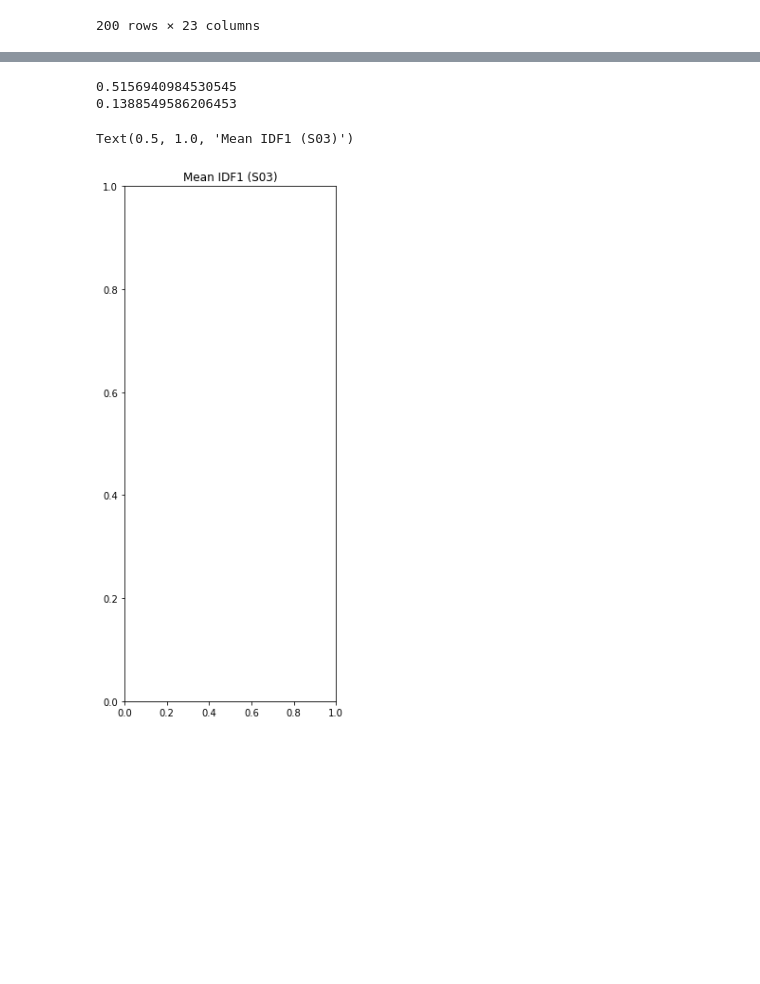
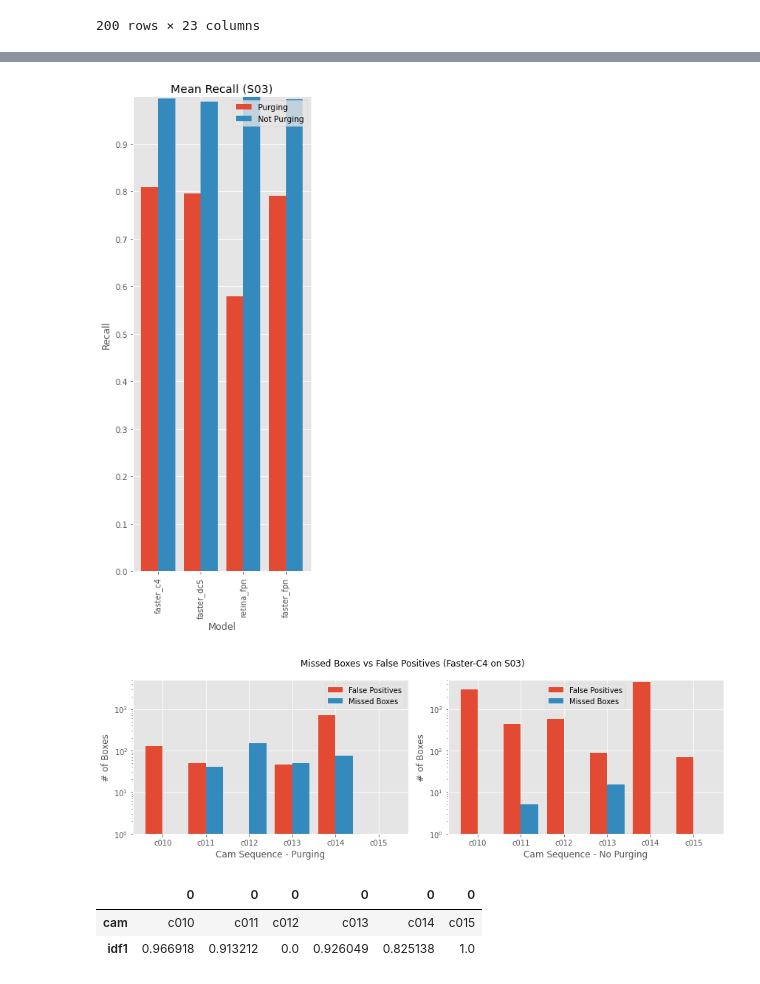
Before and after one commit to mcv-m6-video/mcv-m6-2022-team1, a Jupyter notebook: w4/plot_results.ipynb, the cells around one changed output, grey strips where cells are left out. Saved outputs shown, nothing was run; the diff lists cells and outputs as text; code cells hidden in the pictures; blank space fills up the shorter version.

```diff
--- a/w4/plot_results.ipynb
+++ b/w4/plot_results.ipynb
@@ -103,12 +174,69 @@ print(test_s03[np.logical_and(test_s03["model"] == "faster_c4", test_s03["purge"
+# %%
+plotx = np.arange(len(models))
+
+plt.figure(figsize=(4, 10))
+plt.style.use("ggplot")
+
+plt.title("Mean Recall (S03)")
+plt.xlabel("Model")
+plt.ylabel("Recall")
+plt.xticks(ticks=plotx, labels=models, rotation=90)
+plt.yticks(ticks=np.arange(0.0, 1.0, 0.1))
+plt.ylim((0.0, 1.0))
+
+plt.bar(x=plotx - 0.2, height=purging, width=0.4, label="Purging")
+plt.bar(x=plotx + 0.2, height=not_purging, width=0.4, label="Not Purging")
+plt.legend()
+plt.tight_layout()
+plt.savefig("./plots/t2_meanrec03.png")
+plt.show()
+plt.close()
+# %% [output]
+[figure, added]
 # %%
-print(test_s03[np.logical_and(test_s03["model"] == "retina_fpn", test_s03["purge"] == True)]["idf1"].mean())
-print(test_s03[np.logical_and(test_s03["model"] == "retina_fpn", test_s03["purge"] == False)]["idf1"].mean())
+no_purge = test_s03[np.logical_and(test_s03["model"] == "faster_c4", test_s03["purge"] == False)].sort_values("cam")
+purge = test_s03[np.logical_and(test_s03["model"] == "faster_c4", test_s03["purge"] == True)].sort_values("cam")
-# %% [output]
-0.5156940984530545
-0.1388549586206453
-# %%
-plt.figure(figsize=(4, 10))
-plt.title("Mean IDF1 (S03)")
-# %% [output]
-Text(0.5, 1.0, 'Mean IDF1 (S03)')
-[figure, removed]
+# %%
+plotx = np.arange(len(purge["cam"]))
+
+plt.figure(figsize=(12, 4))
+plt.style.use("ggplot")
+
+plt.suptitle("Missed Boxes vs False Positives (Faster-C4 on S03)")
+
+plt.subplot(1, 2, 1)
+
+plt.xlabel("Cam Sequence - Purging")
+plt.ylabel("# of Boxes")
+plt.xticks(ticks=plotx, labels=purge["cam"])
+plt.bar(x=plotx - 0.2, height=purge["num_false_positives"], width=0.4, label="False Positives")
+plt.bar(x=plotx + 0.2, height=purge["num_misses"], width=0.4, label="Missed Boxes")
+plt.yscale("log")
+plt.ylim((1, 5000))
+plt.legend()
+plt.tight_layout()
+
+plt.subplot(1, 2, 2)
+
+plt.xlabel("Cam Sequence - No Purging")
+plt.ylabel("# of Boxes")
+plt.xticks(ticks=plotx, labels=no_purge["cam"])
+plt.bar(x=plotx - 0.2, height=no_purge["num_false_positives"], width=0.4, label="False Positives")
+plt.bar(x=plotx + 0.2, height=no_purge["num_misses"], width=0.4, label="Missed Boxes")
+plt.yscale("log")
+plt.ylim((1, 5000))
+plt.legend()
+plt.tight_layout()
+
+plt.savefig("./plots/t2_misses.png")
+plt.show()
+plt.close()
+# %% [output]
+[figure, added]
+# %%
+res_s03 = test_s03[np.logical_and(test_s03["model"] == "faster_c4", test_s03["purge"] == True)].sort_values("cam")[["cam","idf1"]].T
+res_s03
+# %% [output]
+|  | 0 | 0 | 0 | 0 | 0 | 0 |
+| cam | c010 | c011 | c012 | c013 | c014 | c015 |
+| idf1 | 0.966918 | 0.913212 | 0.0 | 0.926049 | 0.825138 | 1.0 |
```
Also changed, not shown: parts of 13 cells of this notebook, 1 other file.
